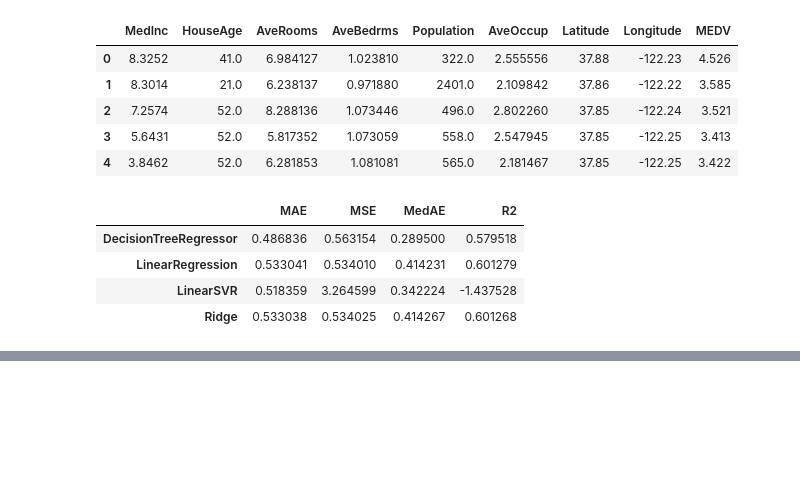
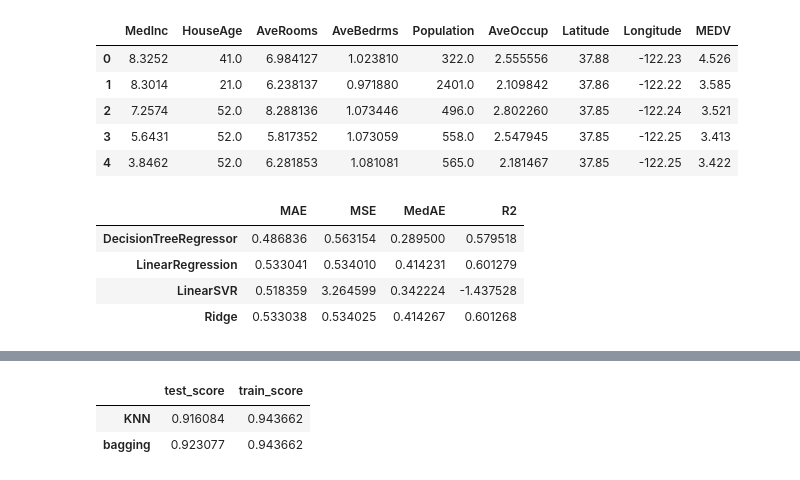
Before and after one commit to jeongbeenson19/dstb, a Jupyter notebook: Tunning_prac.ipynb, the cells around one changed output, grey strips where cells are left out. Drawn from its saved outputs; the diff is of its cells as text; code cells hidden in the pictures; blank space fills up the shorter version.

```diff
--- a/Tunning_prac.ipynb
+++ b/Tunning_prac.ipynb
@@ -666,0 +703,28 @@ pd.Series(scores).unstack()
+# %%
+from sklearn.ensemble import BaggingClassifier
+from sklearn.neighbors import KNeighborsClassifier
+from sklearn.model_selection import train_test_split
+from sklearn.datasets import load_breast_cancer
+
+cancer = load_breast_cancer()
+
+X_train, X_test, y_train, y_test = train_test_split(
+    cancer.data, cancer.target, stratify= cancer.target, random_state=82
+)
+
+models = {
+    'KNN': KNeighborsClassifier(),
+    'bagging': BaggingClassifier(KNeighborsClassifier(), n_estimators=100, random_state=0)
+}
+
+scores = {}
+for model_name, model in models.items():
+    model.fit(X_train, y_train)
+    scores[(model_name, 'train_score')] = model.score(X_train, y_train)
+    scores[(model_name, 'test_score')] = model.score(X_test, y_test)
+
+pd.Series(scores).unstack()
+# %% [output]
+|  | test_score | train_score |
+| KNN | 0.916084 | 0.943662 |
+| bagging | 0.923077 | 0.943662 |
```
Also changed, not shown: parts of 7 cells of this notebook.
